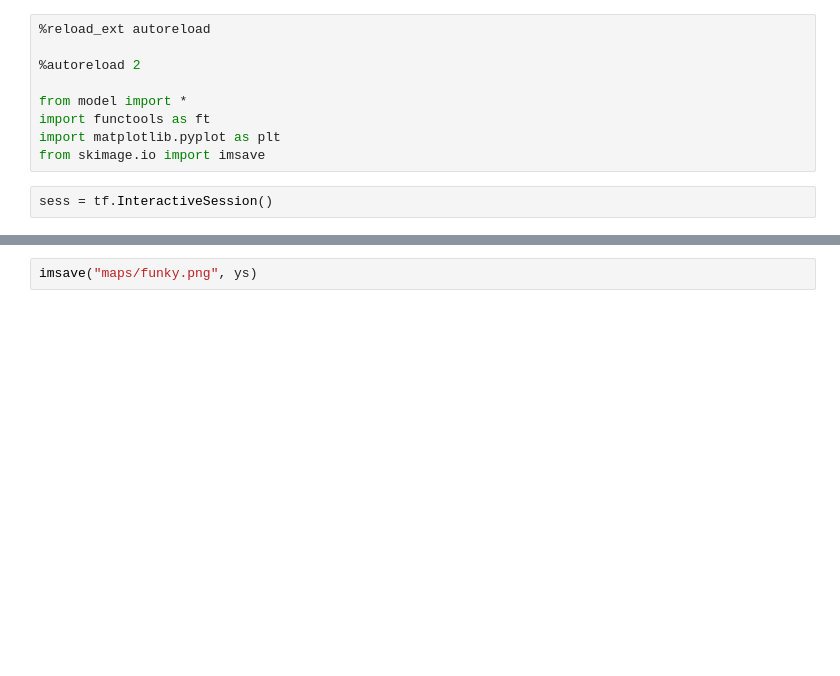
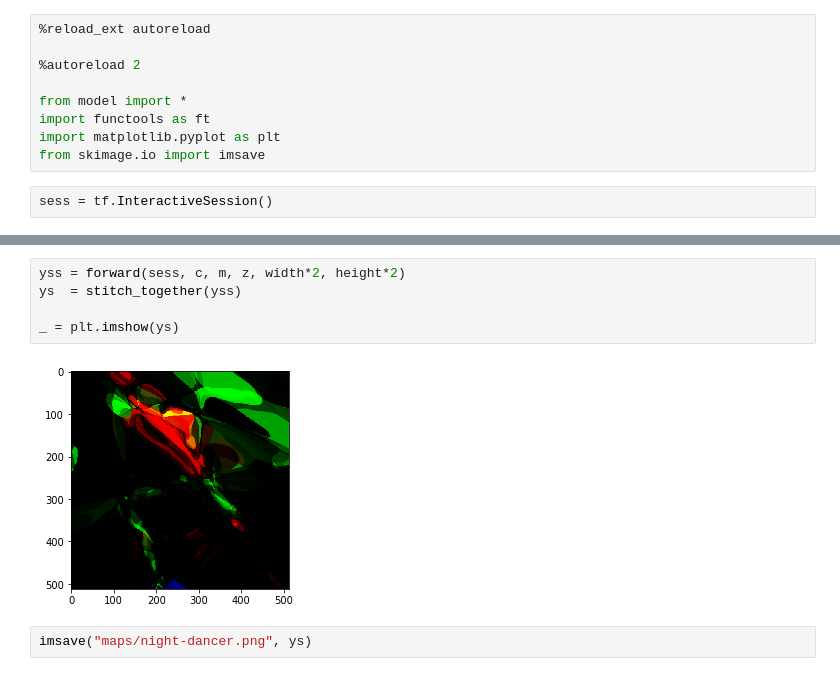
Before and after one commit to silky/cppn-3d, a Jupyter notebook: python/Generate Maps.ipynb, the cells around one changed output, grey strips where cells are left out. Drawn from its saved outputs; the diff is of its cells as text; blank space fills up the shorter version.

```diff
--- a/python/Generate Maps.ipynb
+++ b/python/Generate Maps.ipynb
@@ -44,2 +43,9 @@ _ = plt.imshow(ys)
+# %%
+yss = forward(sess, c, m, z, width*2, height*2)
+ys  = stitch_together(yss)
+
+_ = plt.imshow(ys)
+# %% [output]
+[figure, added]
 # %%
-imsave("maps/funky.png", ys)
+imsave("maps/night-dancer.png", ys)
```
Also changed, not shown: parts of 1 cell of this notebook, 15 other files.
